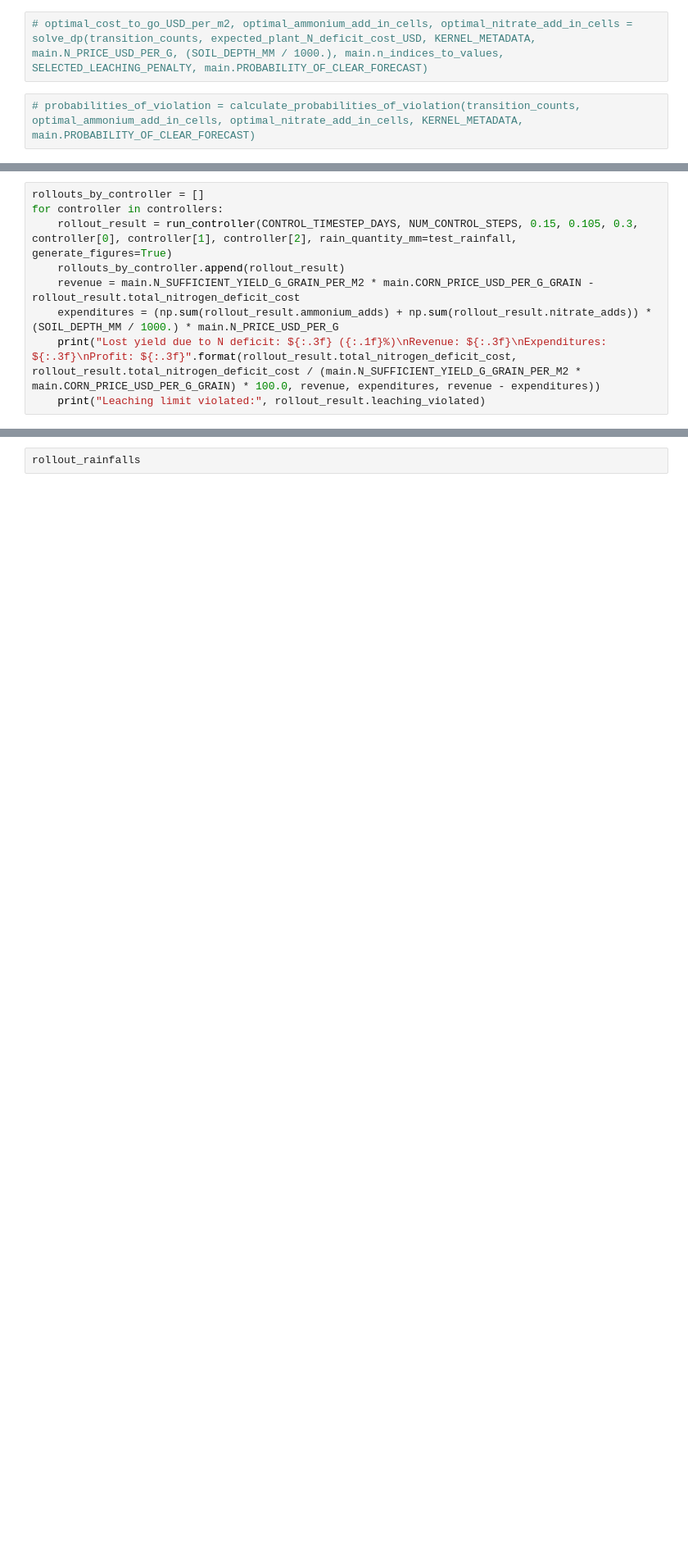
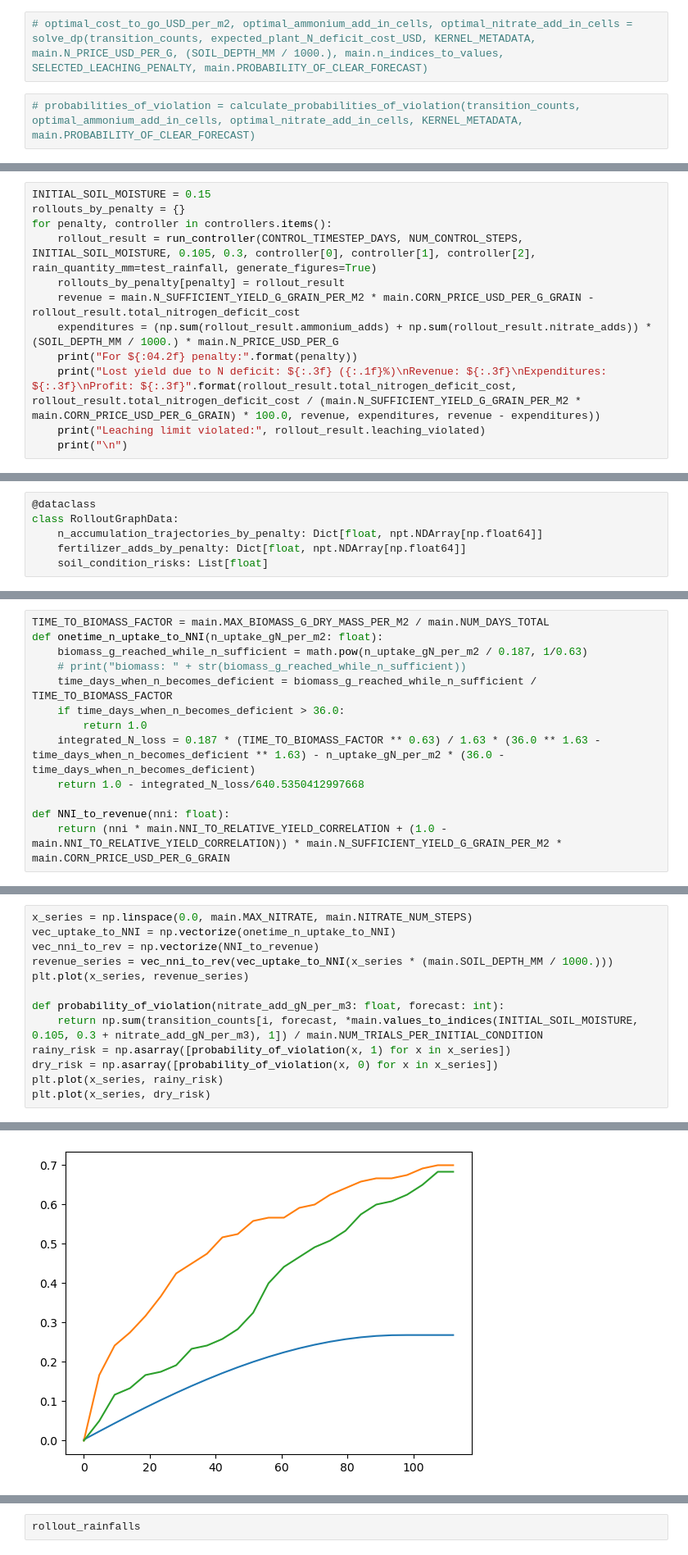
Before and after one commit to ryegleason/Optimal-Crop-Control, a Jupyter notebook: publication_rollouts.ipynb, the cells around one changed output, grey strips where cells are left out. Shown at 82% size. Saved outputs shown, nothing was run; the diff lists cells and outputs as text; blank space fills up the shorter version.

Commit message:
Add marginal cost graphs

```diff
--- a/publication_rollouts.ipynb
+++ b/publication_rollouts.ipynb
@@ -262,10 +278,13 @@ print(test_rainfall)
 # %%
-rollouts_by_controller = []
-for controller in controllers:
-    rollout_result = run_controller(CONTROL_TIMESTEP_DAYS, NUM_CONTROL_STEPS, 0.15, 0.105, 0.3, controller[0], controller[1], controller[2], rain_quantity_mm=test_rainfall, generate_figures=True)
-    rollouts_by_controller.append(rollout_result)
+INITIAL_SOIL_MOISTURE = 0.15
+rollouts_by_penalty = {}
+for penalty, controller in controllers.items():
+    rollout_result = run_controller(CONTROL_TIMESTEP_DAYS, NUM_CONTROL_STEPS, INITIAL_SOIL_MOISTURE, 0.105, 0.3, controller[0], controller[1], controller[2], rain_quantity_mm=test_rainfall, generate_figures=True)
+    rollouts_by_penalty[penalty] = rollout_result
     revenue = main.N_SUFFICIENT_YIELD_G_GRAIN_PER_M2 * main.CORN_PRICE_USD_PER_G_GRAIN - rollout_result.total_nitrogen_deficit_cost
     expenditures = (np.sum(rollout_result.ammonium_adds) + np.sum(rollout_result.nitrate_adds)) * (SOIL_DEPTH_MM / 1000.) * main.N_PRICE_USD_PER_G
+    print("For ${:04.2f} penalty:".format(penalty))
     print("Lost yield due to N deficit: ${:.3f} ({:.1f}%)\nRevenue: ${:.3f}\nExpenditures: ${:.3f}\nProfit: ${:.3f}".format(rollout_result.total_nitrogen_deficit_cost, rollout_result.total_nitrogen_deficit_cost / (main.N_SUFFICIENT_YIELD_G_GRAIN_PER_M2 * main.CORN_PRICE_USD_PER_G_GRAIN) * 100.0, revenue, expenditures, revenue - expenditures))
     print("Leaching limit violated:", rollout_result.leaching_violated)
+    print("\n")
 # %% [output]
@@ -290,3 +315,9 @@ Leaching limit violated: False
+# %%
+@dataclass
+class RolloutGraphData:
+    n_accumulation_trajectories_by_penalty: Dict[float, npt.NDArray[np.float64]]
+    fertilizer_adds_by_penalty: Dict[float, npt.NDArray[np.float64]]
+    soil_condition_risks: List[float]
 # %%
 # Modern color palette
 colors = ['#2E86AB', '#A23B72', '#F18F01', '#C73E1D', '#6A994E', '#BC4B51']
@@ -376,0 +403,13 @@ except FileNotFoundError:
+# %%
+TIME_TO_BIOMASS_FACTOR = main.MAX_BIOMASS_G_DRY_MASS_PER_M2 / main.NUM_DAYS_TOTAL
+def onetime_n_uptake_to_NNI(n_uptake_gN_per_m2: float):
+    biomass_g_reached_while_n_sufficient = math.pow(n_uptake_gN_per_m2 / 0.187, 1/0.63)
+    # print("biomass: " + str(biomass_g_reached_while_n_sufficient))
+    time_days_when_n_becomes_deficient = biomass_g_reached_while_n_sufficient / TIME_TO_BIOMASS_FACTOR
+    if time_days_when_n_becomes_deficient > 36.0:
+        return 1.0
+    integrated_N_loss = 0.187 * (TIME_TO_BIOMASS_FACTOR ** 0.63) / 1.63 * (36.0 ** 1.63 - time_days_when_n_becomes_deficient ** 1.63) - n_uptake_gN_per_m2 * (36.0 - time_days_when_n_becomes_deficient)
+    return 1.0 - integrated_N_loss/640.5350412997668
+
+def NNI_to_revenue(nni: float):
+    return (nni * main.NNI_TO_RELATIVE_YIELD_CORRELATION + (1.0 - main.NNI_TO_RELATIVE_YIELD_CORRELATION)) * main.N_SUFFICIENT_YIELD_G_GRAIN_PER_M2 * main.CORN_PRICE_USD_PER_G_GRAIN
@@ -376,0 +420,14 @@ except FileNotFoundError:
+# %%
+x_series = np.linspace(0.0, main.MAX_NITRATE, main.NITRATE_NUM_STEPS)
+vec_uptake_to_NNI = np.vectorize(onetime_n_uptake_to_NNI)
+vec_nni_to_rev = np.vectorize(NNI_to_revenue)
+revenue_series = vec_nni_to_rev(vec_uptake_to_NNI(x_series * (main.SOIL_DEPTH_MM / 1000.)))
+plt.plot(x_series, revenue_series)
+
+def probability_of_violation(nitrate_add_gN_per_m3: float, forecast: int):
+    return np.sum(transition_counts[i, forecast, *main.values_to_indices(INITIAL_SOIL_MOISTURE, 0.105, 0.3 + nitrate_add_gN_per_m3), 1]) / main.NUM_TRIALS_PER_INITIAL_CONDITION
+rainy_risk = np.asarray([probability_of_violation(x, 1) for x in x_series])
+dry_risk = np.asarray([probability_of_violation(x, 0) for x in x_series])
+plt.plot(x_series, rainy_risk)
+plt.plot(x_series, dry_risk)
+# %% [output]
@@ -376,0 +435 @@ except FileNotFoundError:
+[figure, added]
```
Also changed, not shown: parts of 28 cells of this notebook, 1 other file.
